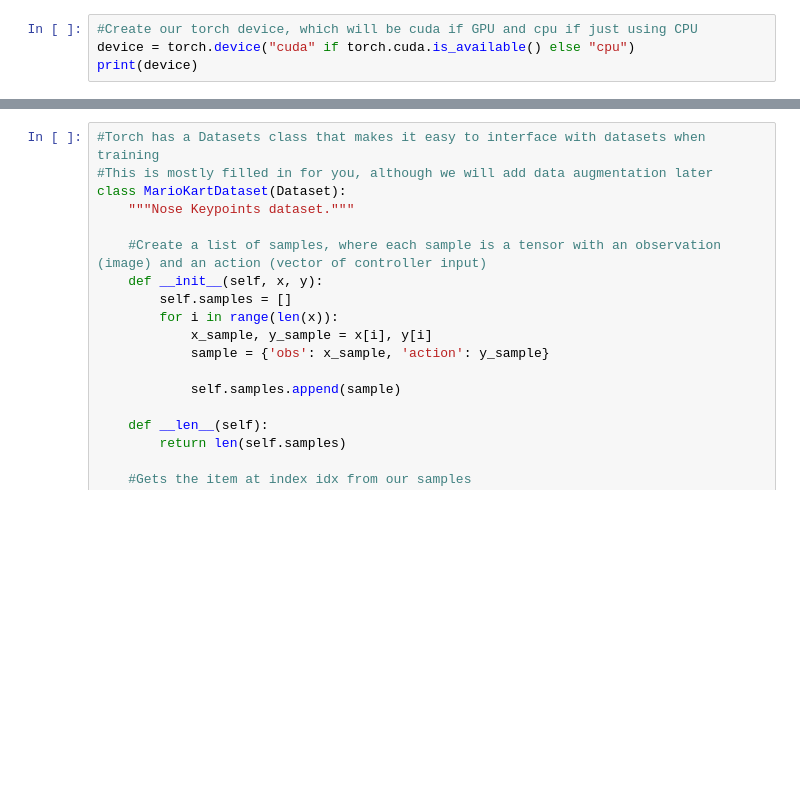
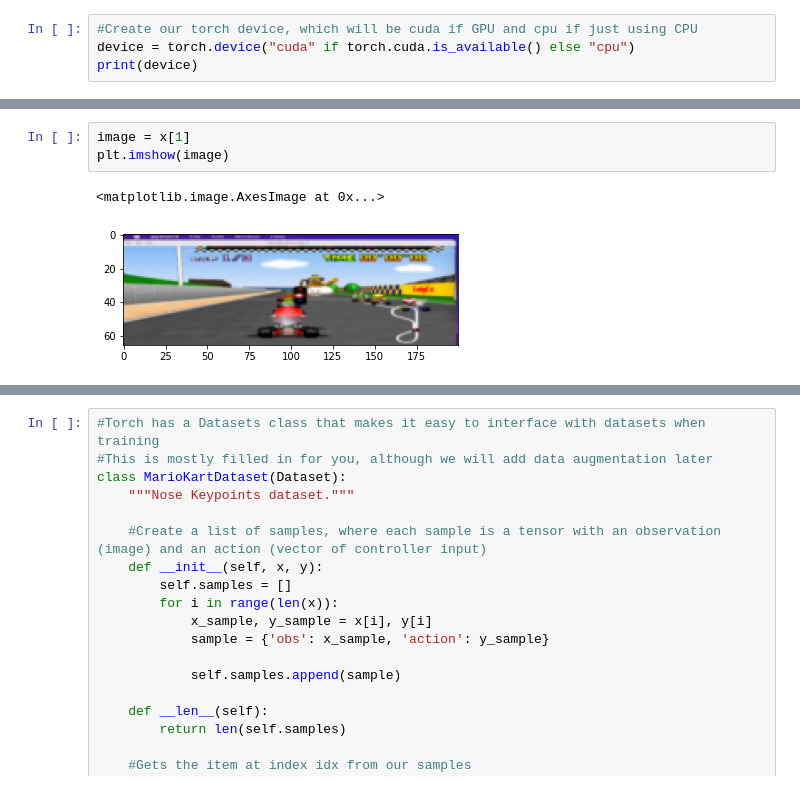
Before and after one commit to chevin-ken/Launchkart, a Jupyter notebook: behavior_cloning_train.ipynb, the cells around one changed output, grey strips where cells are left out. Drawn from its saved outputs; the diff is of its cells as text; blank space fills up the shorter version.

```diff
--- a/behavior_cloning_train.ipynb
+++ b/behavior_cloning_train.ipynb
@@ -52,0 +63,6 @@ print(y_train.shape)
+# %%
+image = x[1]
+plt.imshow(image)
+# %% [output]
+<matplotlib.image.AxesImage at 0x...>
+[figure, added]
```
Also changed, not shown: parts of 3 cells of this notebook, 6 other files.
